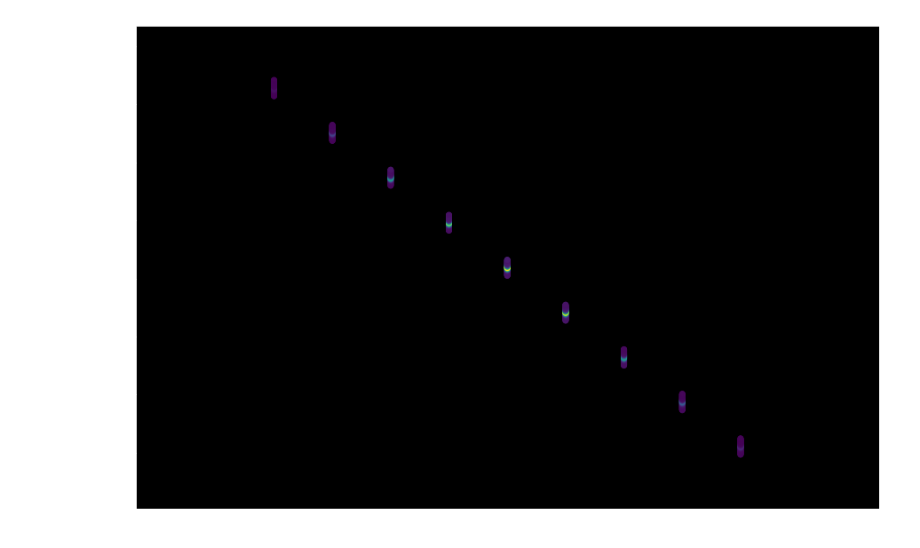
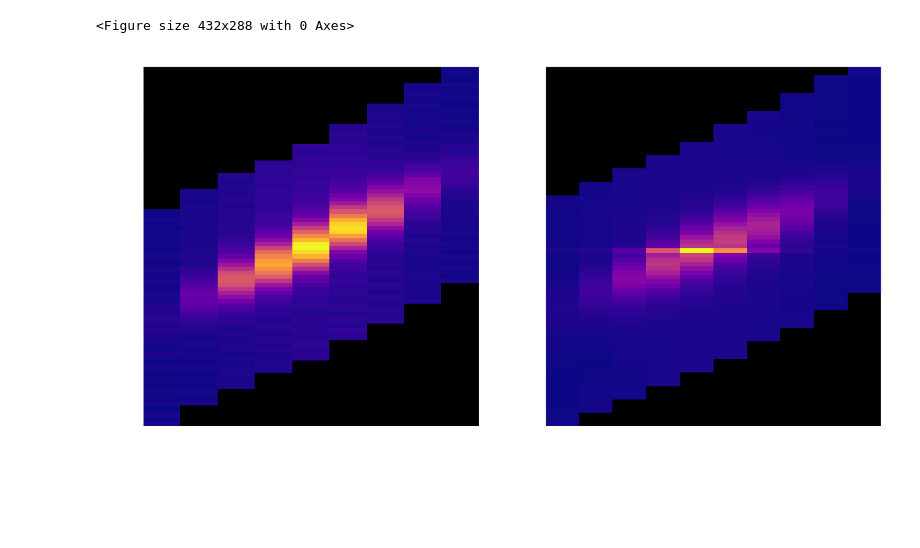
Before and after one commit to HPLegion/PepperpotSim, a Jupyter notebook: Untitled1.ipynb, the cells around one changed output. Saved outputs shown, nothing was run; the diff lists cells and outputs as text; code cells hidden in the pictures; blank space fills up the shorter version.

```diff
--- a/Untitled1.ipynb
+++ b/Untitled1.ipynb
@@ -18,5 +18,10 @@ rec.peakfind_distance_x = 30
 rec.peakfind_distance_y = 30
 rec.peakfind_height_x = 70
 rec.peakfind_height_y = 60
+rec.image_scale_x = 0.000041
+rec.image_scale_y = 0.000041
 rec.plot_input()
+rec.plot_filtered_roi()
+rec.print_results()
+rec.plot_marginals()
 # %% [output]
@@ -24,7 +42,10 @@ rec.plot_input()
 # %%
-rec.image_scale_x = 0.00001
+# rec.image_scale_x = 0.00001
 rec.plot_reconst()
+# plt.ylim(-.05,-.02)
+# plt.show()
 # %% [output]
+<Figure size 432x288 with 0 Axes>
-[figure, old version]
+[figure, new version]
 # %%
 import matplotlib.pyplot as plt
```
Also changed, not shown: parts of 3 cells of this notebook, 2 other files.
